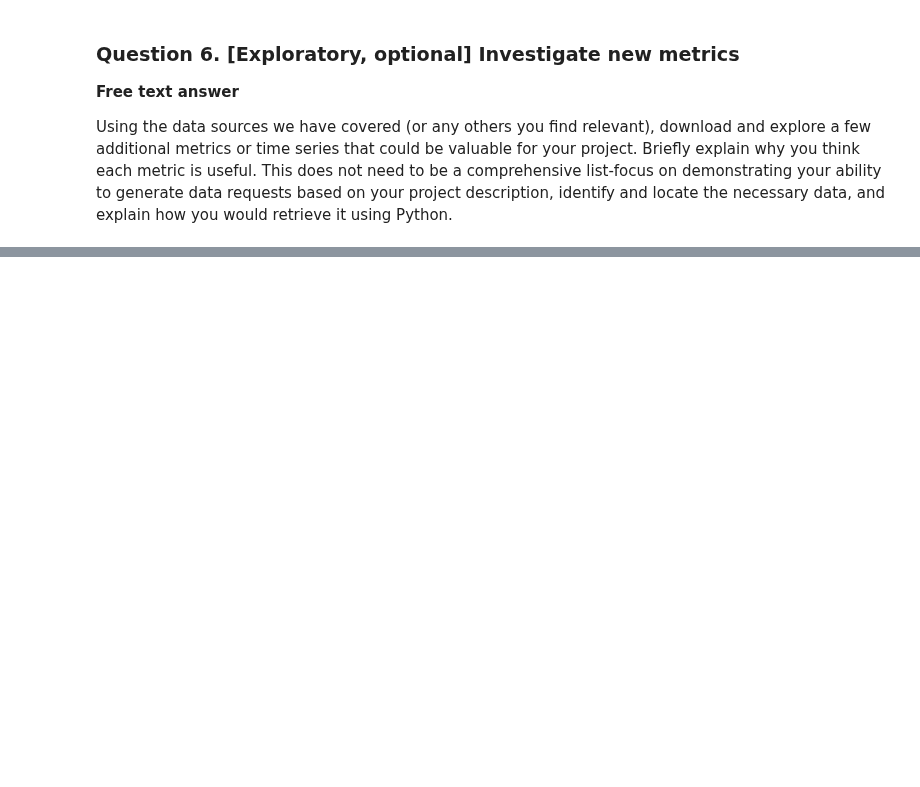
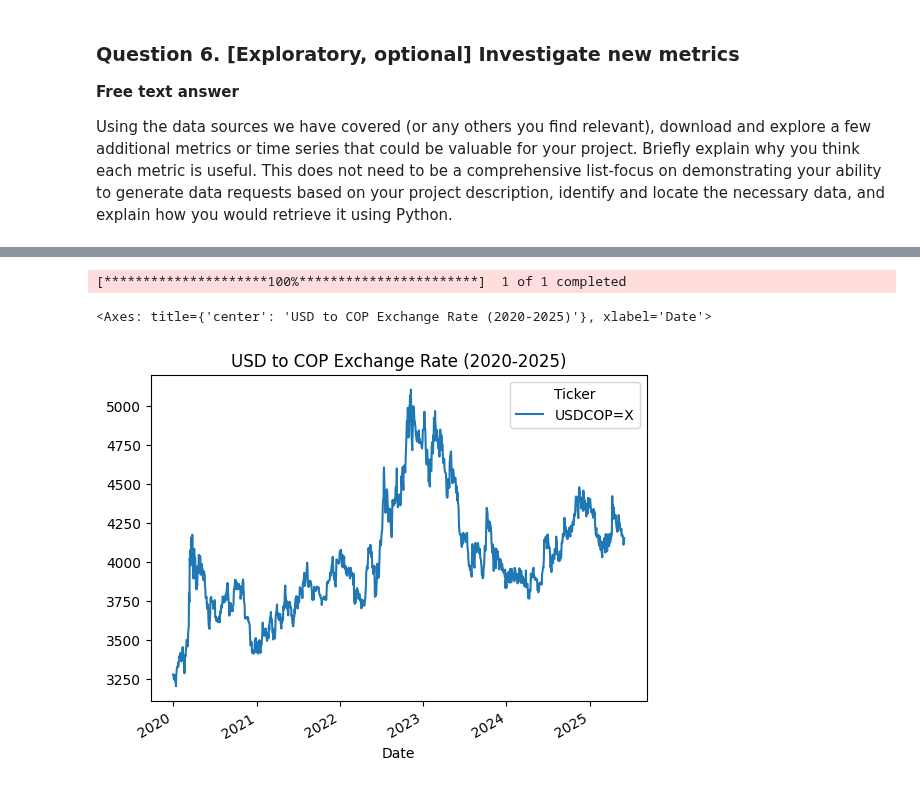
Before and after one commit to jamontanac/stock-market-project, a Jupyter notebook: notebooks/homeworks/h1.ipynb, the cells around one changed output, grey strips where cells are left out. Saved outputs shown, nothing was run; the diff lists cells and outputs as text; code cells hidden in the pictures; blank space fills up the shorter version.

```diff
--- a/notebooks/homeworks/h1.ipynb
+++ b/notebooks/homeworks/h1.ipynb
@@ -334,0 +485,10 @@ Using the data sources we have covered (or any others you find relevant), downlo
+# %%
+dollar_cop = yf.download("USDCOP=X", start="2020-01-01")['Close']
+dollar_cop.name = 'USD_COP'
+
+
+dollar_cop.plot(title="USD to COP Exchange Rate (2020-2025)")
+# %% [output]
+[*********************100%***********************]  1 of 1 completed
+<Axes: title={'center': 'USD to COP Exchange Rate (2020-2025)'}, xlabel='Date'>
+[figure, added]
```
Also changed, not shown: parts of 18 cells of this notebook.
